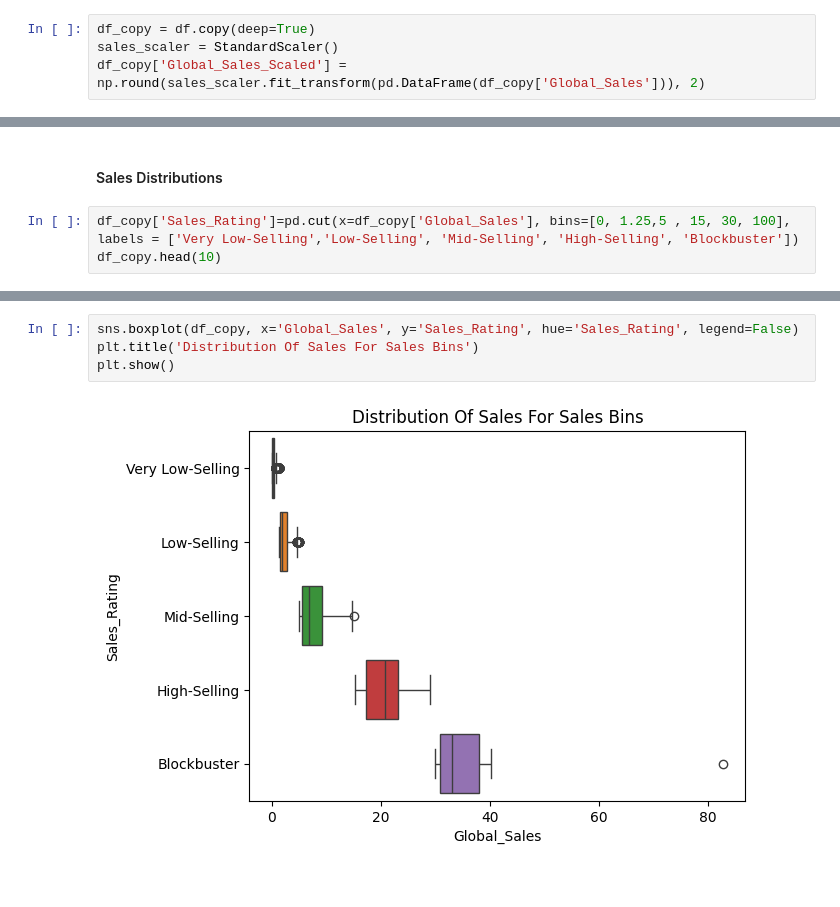
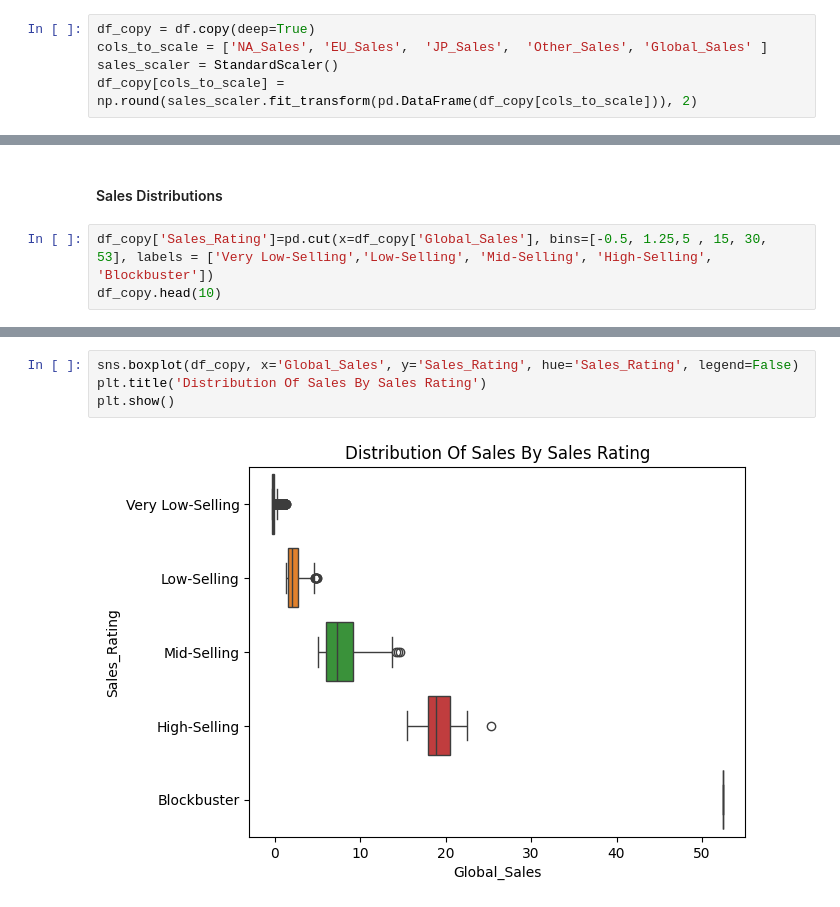
Before and after one commit to cafesmire/notebooks, a Jupyter notebook: video_game_sales/videogame_eda.ipynb, the cells around one changed output, grey strips where cells are left out. Saved outputs shown, nothing was run; the diff lists cells and outputs as text.

```diff
--- a/video_game_sales/videogame_eda.ipynb
+++ b/video_game_sales/videogame_eda.ipynb
@@ -62,8 +63,9 @@ df = df.drop(columns='Rank')
 df['Year'] = df['Year'].astype(int)
 # %%
 df_copy = df.copy(deep=True)
+cols_to_scale = ['NA_Sales', 'EU_Sales',  'JP_Sales',  'Other_Sales', 'Global_Sales' ]
 sales_scaler = StandardScaler()
-df_copy['Global_Sales_Scaled'] = np.round(sales_scaler.fit_transform(pd.DataFrame(df_copy['Global_Sales'])), 2)
+df_copy[cols_to_scale] = np.round(sales_scaler.fit_transform(pd.DataFrame(df_copy[cols_to_scale])), 2)
 # %%
 df_copy.head()
 # %% [output]
@@ -129,7 +131,7 @@ plt.show()
 # %% [markdown]
 #### Sales Distributions
 # %%
-df_copy['Sales_Rating']=pd.cut(x=df_copy['Global_Sales'], bins=[0, 1.25,5 , 15, 30, 100], labels = ['Very Low-Selling','Low-Selling', 'Mid-Selling', 'High-Selling', 'Blockbuster'])
+df_copy['Sales_Rating']=pd.cut(x=df_copy['Global_Sales'], bins=[-0.5, 1.25,5 , 15, 30, 53], labels = ['Very Low-Selling','Low-Selling', 'Mid-Selling', 'High-Selling', 'Blockbuster'])
 df_copy.head(10)
 # %% [output]
 |  | Name | Platform | Year | Genre | Publisher | NA_Sales | EU_Sales | JP_Sales | Other_Sales | ... |
@@ -152,9 +154,9 @@ plt.show()
 # %%
 sns.boxplot(df_copy, x='Global_Sales', y='Sales_Rating', hue='Sales_Rating', legend=False)
-plt.title('Distribution Of Sales For Sales Bins')
+plt.title('Distribution Of Sales By Sales Rating')
 plt.show()
 # %% [output]
-[figure, old version]
+[figure, new version]
 # %%
 sns.lineplot(df_copy, x='Year',y='Global_Sales' )
 plt.title('Yearly Global Sales')
```
Also changed, not shown: parts of 15 cells of this notebook.
